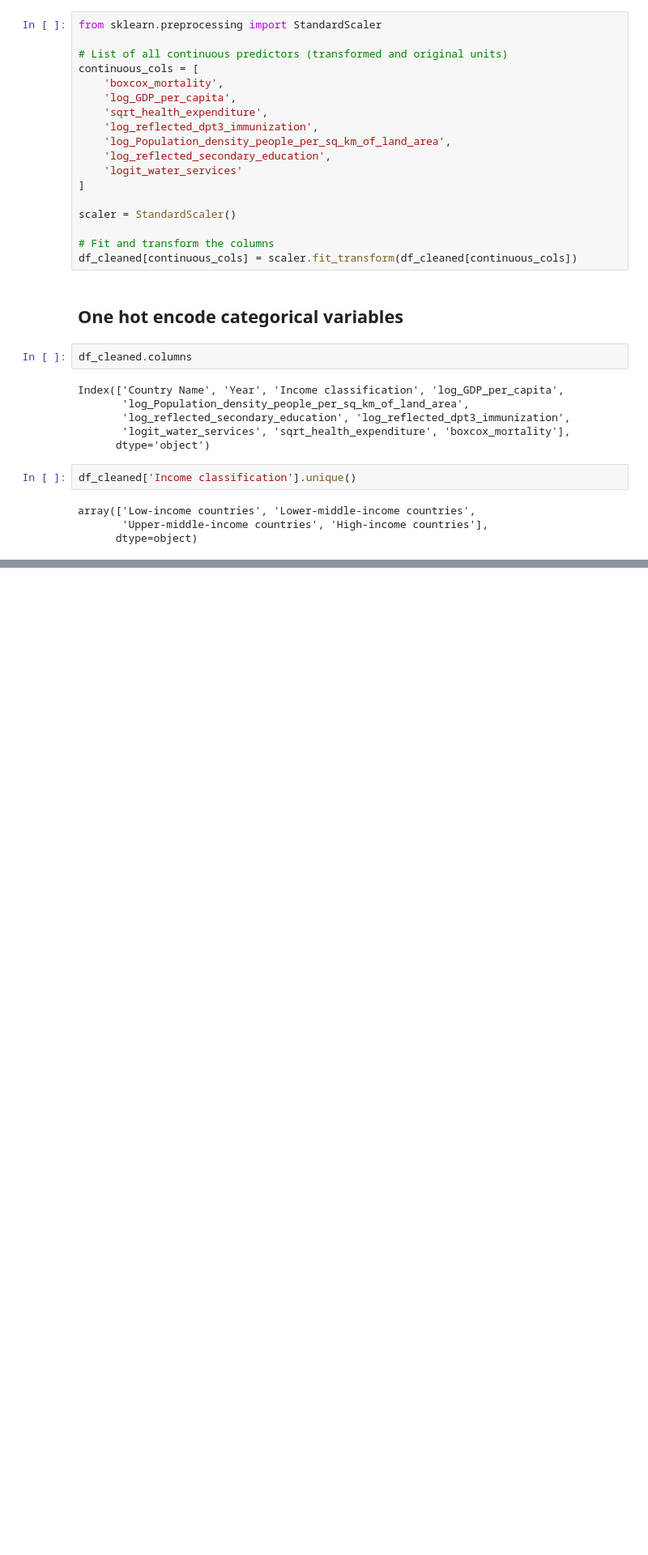
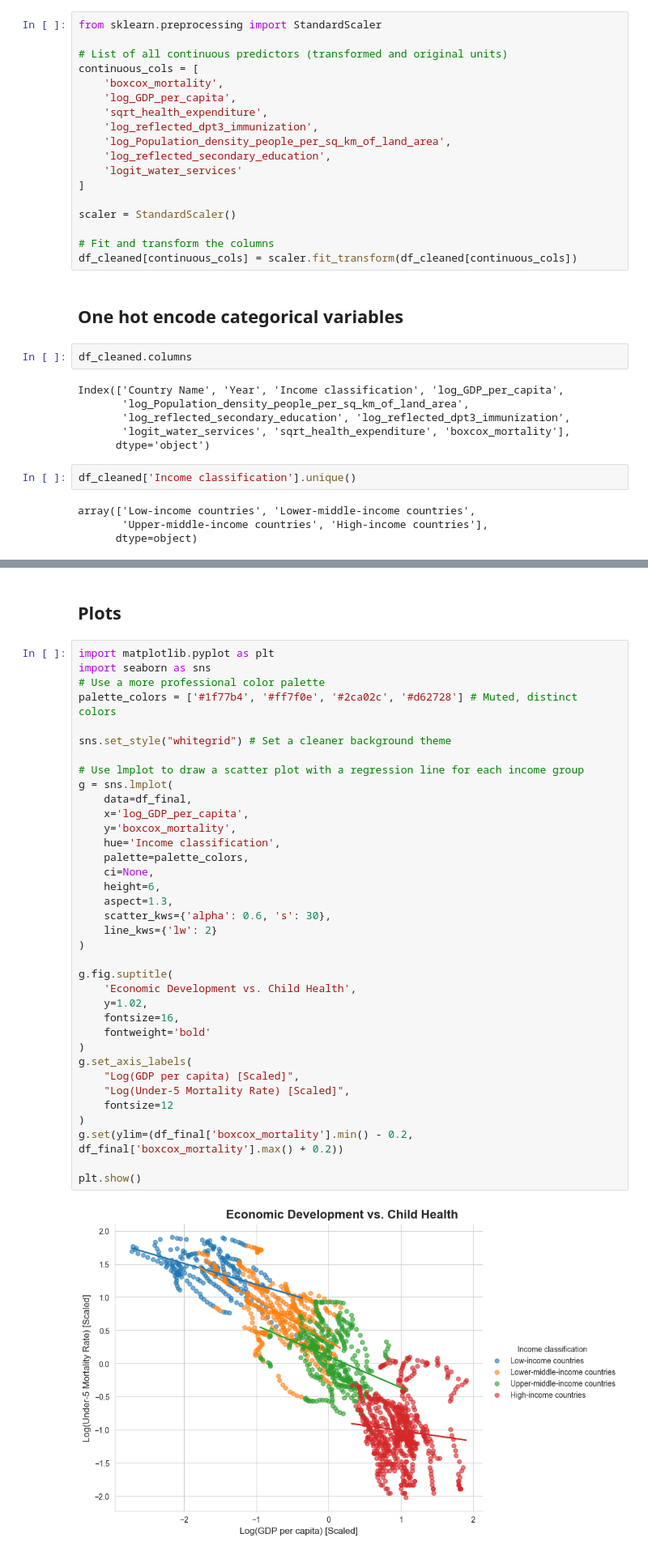
Before and after one commit to s-hreya-riram/sustainable-development-goals-modeling, a Jupyter notebook: jupyter_notebook/exploratory_data_analysis.ipynb, the cells around one changed output, grey strips where cells are left out. Shown at 81% size. Cells and saved outputs as stored; diff of their text form; blank space fills up the shorter version.

```diff
--- a/jupyter_notebook/exploratory_data_analysis.ipynb
+++ b/jupyter_notebook/exploratory_data_analysis.ipynb
@@ -498,0 +499,40 @@ df_final.head()
+# %% [markdown]
+## Plots
+# %%
+import matplotlib.pyplot as plt
+import seaborn as sns
+# Use a more professional color palette
+palette_colors = ['#1f77b4', '#ff7f0e', '#2ca02c', '#d62728'] # Muted, distinct colors
+
+sns.set_style("whitegrid") # Set a cleaner background theme
+
+# Use lmplot to draw a scatter plot with a regression line for each income group
+g = sns.lmplot(
+    data=df_final,
+    x='log_GDP_per_capita',
+    y='boxcox_mortality',
+    hue='Income classification',
+    palette=palette_colors,
+    ci=None,
+    height=6,
+    aspect=1.3,
+    scatter_kws={'alpha': 0.6, 's': 30},
+    line_kws={'lw': 2}
+)
+
+g.fig.suptitle(
+    'Economic Development vs. Child Health',
+    y=1.02,
+    fontsize=16,
+    fontweight='bold'
+)
+g.set_axis_labels(
+    "Log(GDP per capita) [Scaled]",
+    "Log(Under-5 Mortality Rate) [Scaled]",
+    fontsize=12
+)
+g.set(ylim=(df_final['boxcox_mortality'].min() - 0.2, df_final['boxcox_mortality'].max() + 0.2))
+
+plt.show()
+# %% [output]
+[figure, added]
```
Also changed, not shown: parts of 6 cells of this notebook.
